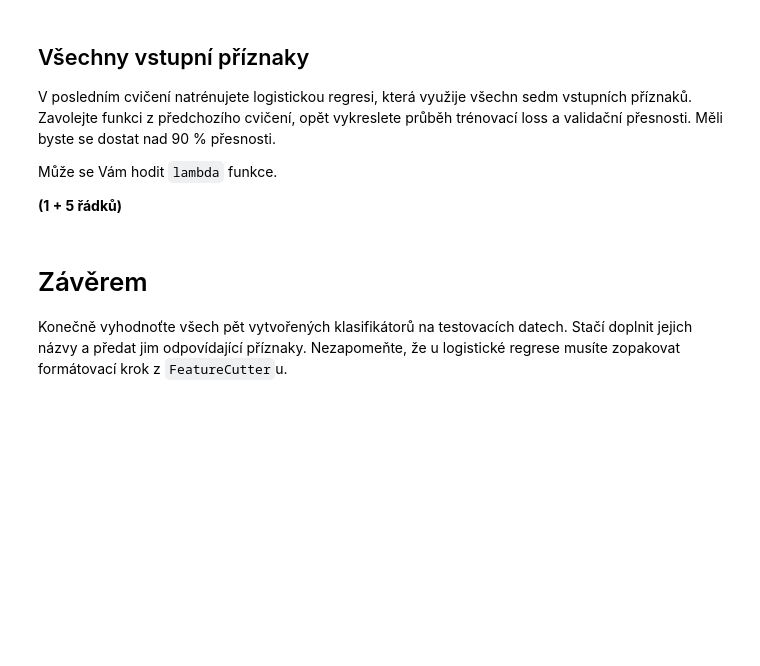
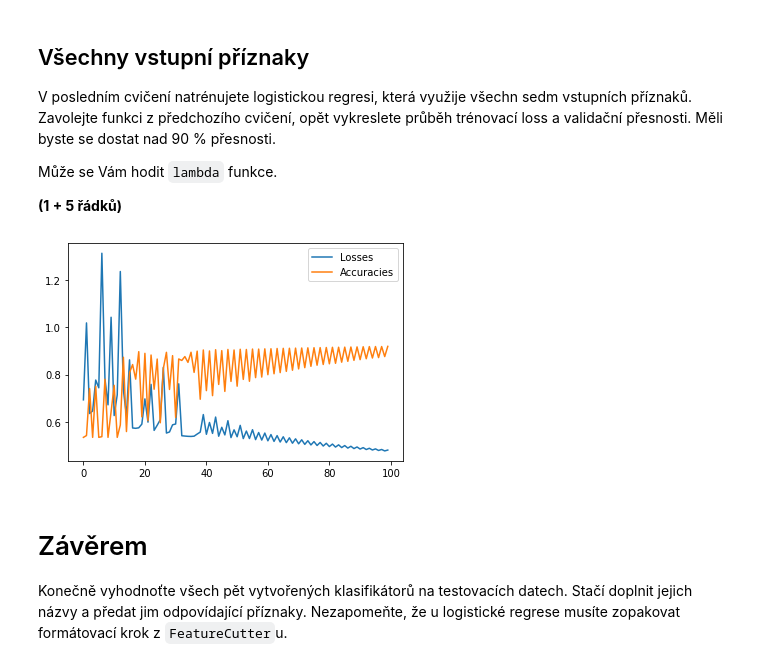
Before and after one commit to NejedlyDominik/vut-fit-SUI-project-2, a Jupyter notebook: zadani.ipynb, the cells around one changed output. Cells and saved outputs as stored; diff of their text form; code cells hidden in the pictures; blank space fills up the shorter version.

```diff
--- a/zadani.ipynb
+++ b/zadani.ipynb
@@ -294,3 +319,13 @@ pass
+# %%
+disc_full_fea, losses, accuracies = train_logistic_regression(100, 0.009, 7, lambda x: x)
+
+fig, ax = plt.subplots()
+ax.plot(range(len(losses)), losses, label='Losses')
+ax.plot(range(len(accuracies)), accuracies, label='Accuracies')
+ax.legend()
+plt.show()
+# %% [output]
+[figure, added]
 # %% [markdown]
 # Závěrem
 Konečně vyhodnoťte všech pět vytvořených klasifikátorů na testovacích datech.
```
Also changed, not shown: parts of 7 cells of this notebook.
